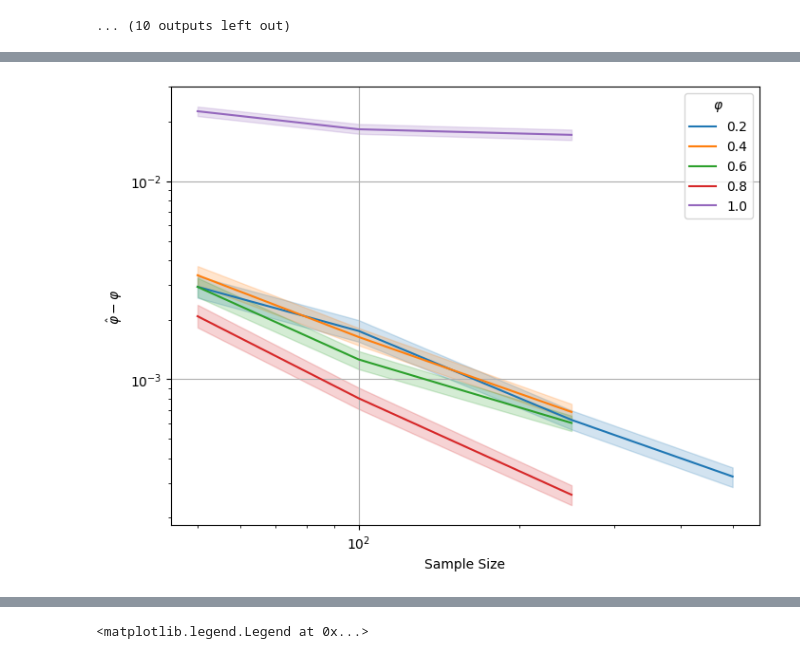
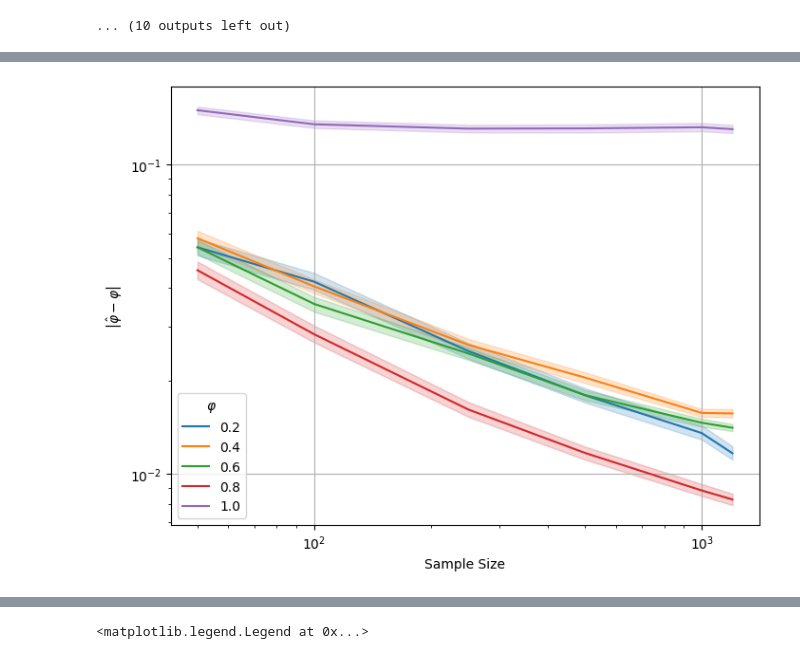
Before and after one commit to matthieubulte/GAR, a Jupyter notebook: ar(1)_dists.ipynb, the cells around one changed output, grey strips where cells are left out. Drawn from its saved outputs; the diff is of its cells as text; code cells hidden in the pictures.

Commit message:
Add more results

```diff
--- a/ar(1)_dists.ipynb
+++ b/ar(1)_dists.ipynb
@@ -198,17 +193 @@ Text(0, 0.5, 'Empirical rejection rate')
 [figure]
-# %%
-target_T = 250
-
-true_size = np.linspace(0, 1, 40)
-
-
-sub_df = df[(df['T'] == target_T) & (df['phi'] == 0)].copy()
-_M = sub_df.shape[0]
-
-rejection_rate = (np.repeat((np.abs(sub_df['Dt'] - sub_df['boot_mean_Dt']) / sub_df['boot_sig_Dt']).values,true_size.shape[0]).reshape((true_size.shape[0], _M)) > np.repeat(norm.ppf(1 - true_size/2), _M).reshape((true_size.shape[0], 1000))).mean(axis=1)
-
-plt.plot(true_size,true_size, color='black')
-plt.scatter(true_size, rejection_rate, label='Empirical Size')
-plt.legend()
-plt.xlabel('Target size')
-plt.ylabel('Empirical size')
@@ -374,0 +343,3 @@ Text(0, 0.5, 'Empirical size')
+# %%
+df = pd.read_csv('./results_wasserstein_merged.csv')
+df['phi'] = df['phi'].map({ 0.6: 0.6000000000000001 }).fillna(df['phi'])
@@ -418,20 +395,41 @@ Text(0, 0.5, '$d(\\mu, \\hat\\mu)^2$')
 # %%
-f, ax = plt.subplots(figsize=(8,6))
+fig, ax = plt.subplots(figsize=(8,6))
+# fig, (ax1, ax2) = plt.subplots(2,1,figsize=(8,6))
+# fig.subplots_adjust(hspace=0.05)  # adjust space between axes
+# ax1.set(xscale="log", yscale="log")
+# ax2.set(xscale="log", yscale="log")
 ax.set(xscale="log", yscale="log")
 
 for phi in df.phi.unique():
     if phi == 0:
         continue
     sub_df = df[df['phi'] == phi].copy()
-    sub_df['err_phi_hat'] = np.power(sub_df['phi_hat'] - phi, 2) + 1e-20
-
+    sub_df['err_phi_hat'] = np.abs(sub_df['phi_hat'] - phi) + 1e-20
     sns.lineplot(sub_df, x='T', y='err_phi_hat', label=np.round(phi,1), ax=ax)
+    # if phi == 0:
+    #     # continue
+    #     sns.lineplot(sub_df, x='T', y='err_phi_hat', label=np.round(phi,1), ax=ax2)
+    # else:
+    #     sns.lineplot(sub_df, x='T', y='err_phi_hat', label=np.round(phi,1), ax=ax1)
 
 plt.legend(title=r'$\varphi$')
 plt.grid('on')
 plt.xlabel('Sample Size')
-plt.ylabel(r'$\hat\varphi - \varphi$')
+plt.ylabel(r'$\left|\hat\varphi - \varphi\right|$')
+
+# ax1.spines.bottom.set_visible(False)
+# ax2.spines.top.set_visible(False)
+# ax1.xaxis.tick_top()
+# ax1.tick_params(labeltop=False)  # don't put tick labels at the top
+# ax2.xaxis.tick_bottom()
+
+# d = .5  # proportion of vertical to horizontal extent of the slanted line
+# kwargs = dict(marker=[(-1, -d), (1, d)], markersize=12,
+#               linestyle="none", color='k', mec='k', mew=1, clip_on=False)
+# ax1.plot([0, 1], [0, 0], transform=ax1.transAxes, **kwargs)
+# ax2.plot([0, 1], [1, 1], transform=ax2.transAxes, **kwargs)
+
 
 plt.savefig('./err_phi_wasserstein.pdf')
 # %% [output]
-[figure, old version]
+[figure, new version]
```
Also changed, not shown: parts of 12 cells of this notebook, 14 other files.
